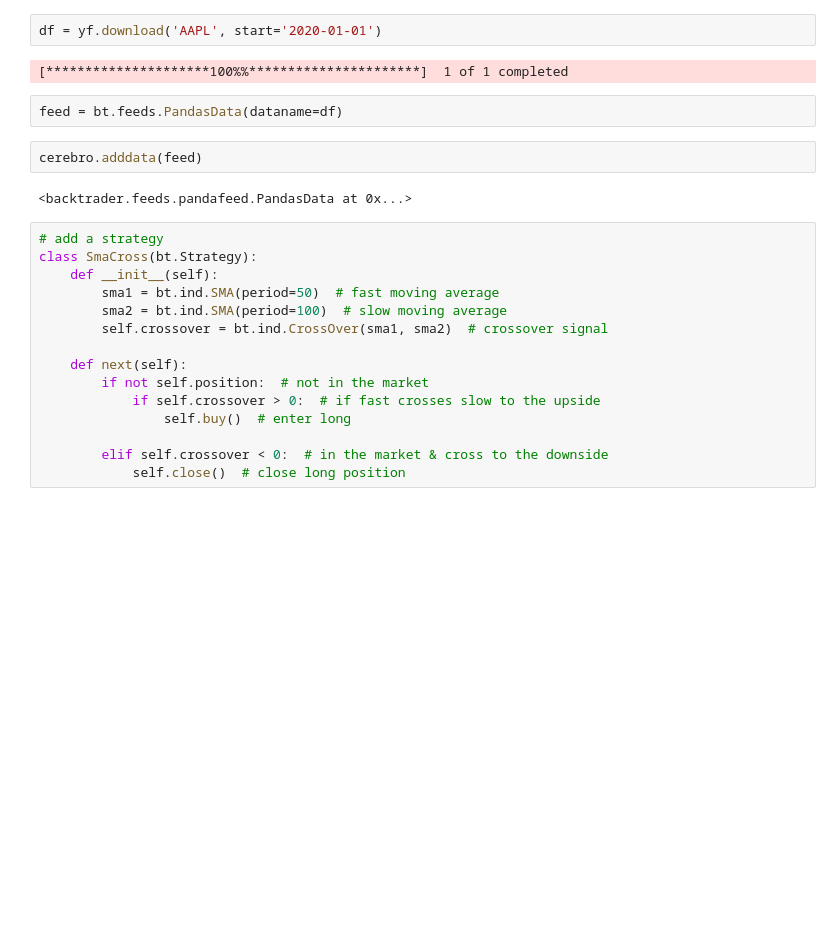
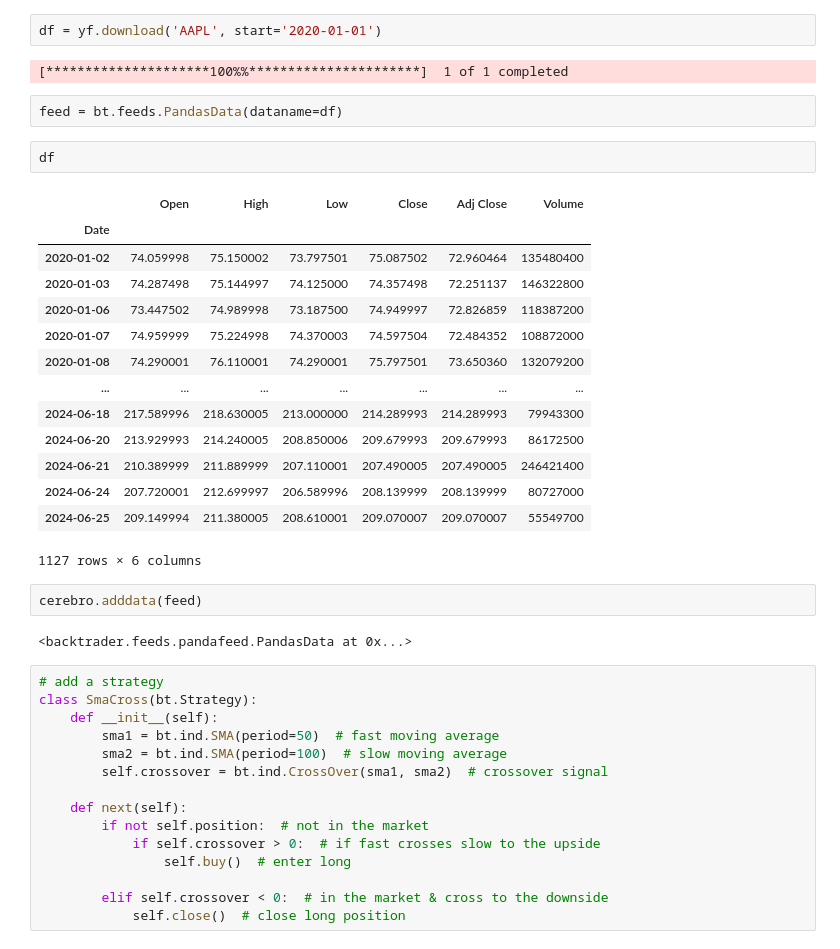
Before and after one commit to Addisu-Alemu/Scalable-Backtesting-Infrastructure, a Jupyter notebook: backend/notebook/backtrader_strategies.ipynb, the cells around one changed output. Cells and saved outputs as stored; diff of their text form; blank space fills up the shorter version.

```diff
--- a/backend/notebook/backtrader_strategies.ipynb
+++ b/backend/notebook/backtrader_strategies.ipynb
@@ -13,6 +13,23 @@ df = yf.download('AAPL', start='2020-01-01')
 [*********************100%%**********************]  1 of 1 completed
 # %%
 feed = bt.feeds.PandasData(dataname=df)
+# %%
+df
+# %% [output]
+|  | Open | High | Low | Close | Adj Close | Volume |
+| Date |  |  |  |  |  |  |
+| 2020-01-02 | 74.059998 | 75.150002 | 73.797501 | 75.087502 | 72.960464 | 135480400 |
+| 2020-01-03 | 74.287498 | 75.144997 | 74.125000 | 74.357498 | 72.251137 | 146322800 |
+| 2020-01-06 | 73.447502 | 74.989998 | 73.187500 | 74.949997 | 72.826859 | 118387200 |
+| 2020-01-07 | 74.959999 | 75.224998 | 74.370003 | 74.597504 | 72.484352 | 108872000 |
+| 2020-01-08 | 74.290001 | 76.110001 | 74.290001 | 75.797501 | 73.650360 | 132079200 |
+| ... | ... | ... | ... | ... | ... | ... |
+| 2024-06-18 | 217.589996 | 218.630005 | 213.000000 | 214.289993 | 214.289993 | 79943300 |
+| 2024-06-20 | 213.929993 | 214.240005 | 208.850006 | 209.679993 | 209.679993 | 86172500 |
+| 2024-06-21 | 210.389999 | 211.889999 | 207.110001 | 207.490005 | 207.490005 | 246421400 |
+| 2024-06-24 | 207.720001 | 212.699997 | 206.589996 | 208.139999 | 208.139999 | 80727000 |
+| 2024-06-25 | 209.149994 | 211.380005 | 208.610001 | 209.070007 | 209.070007 | 55549700 |
+1127 rows × 6 columns
 # %%
 cerebro.adddata(feed)
 # %% [output]
```
Also changed, not shown: parts of 3 cells of this notebook.
